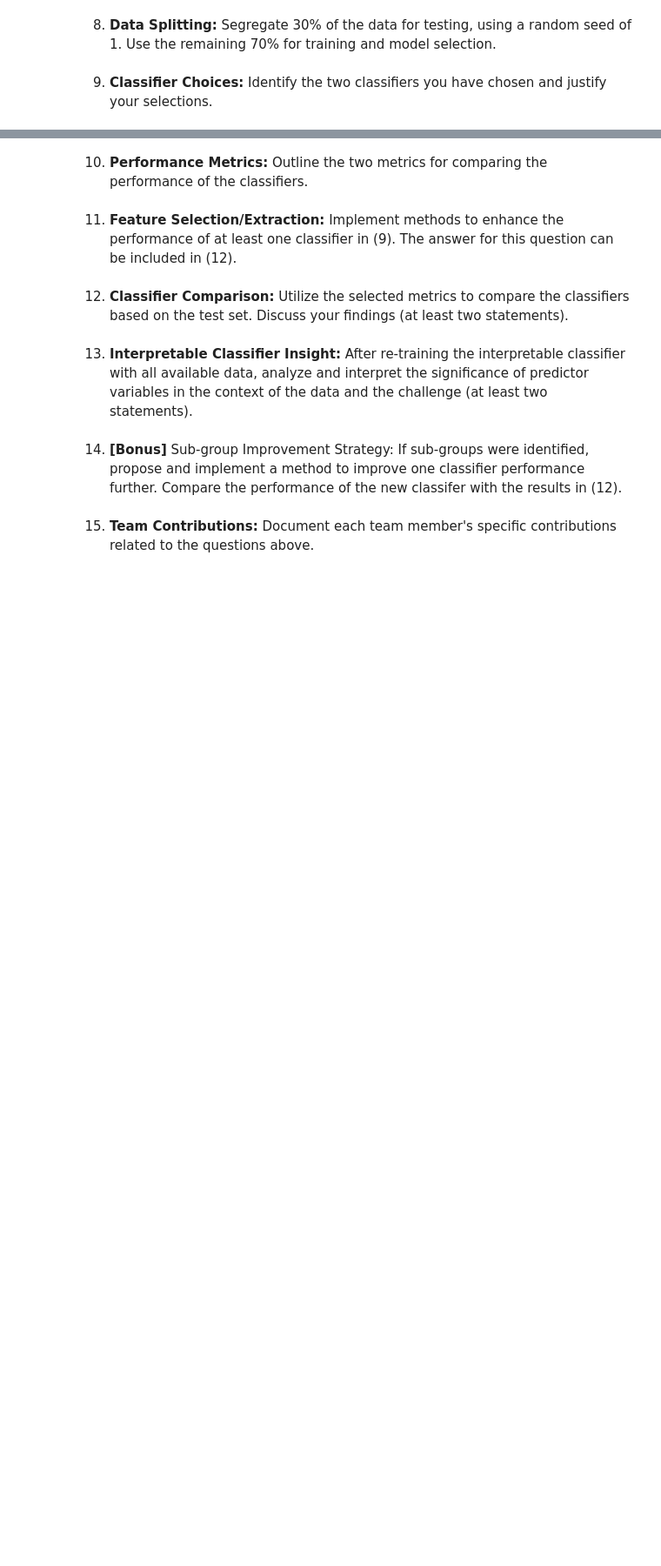
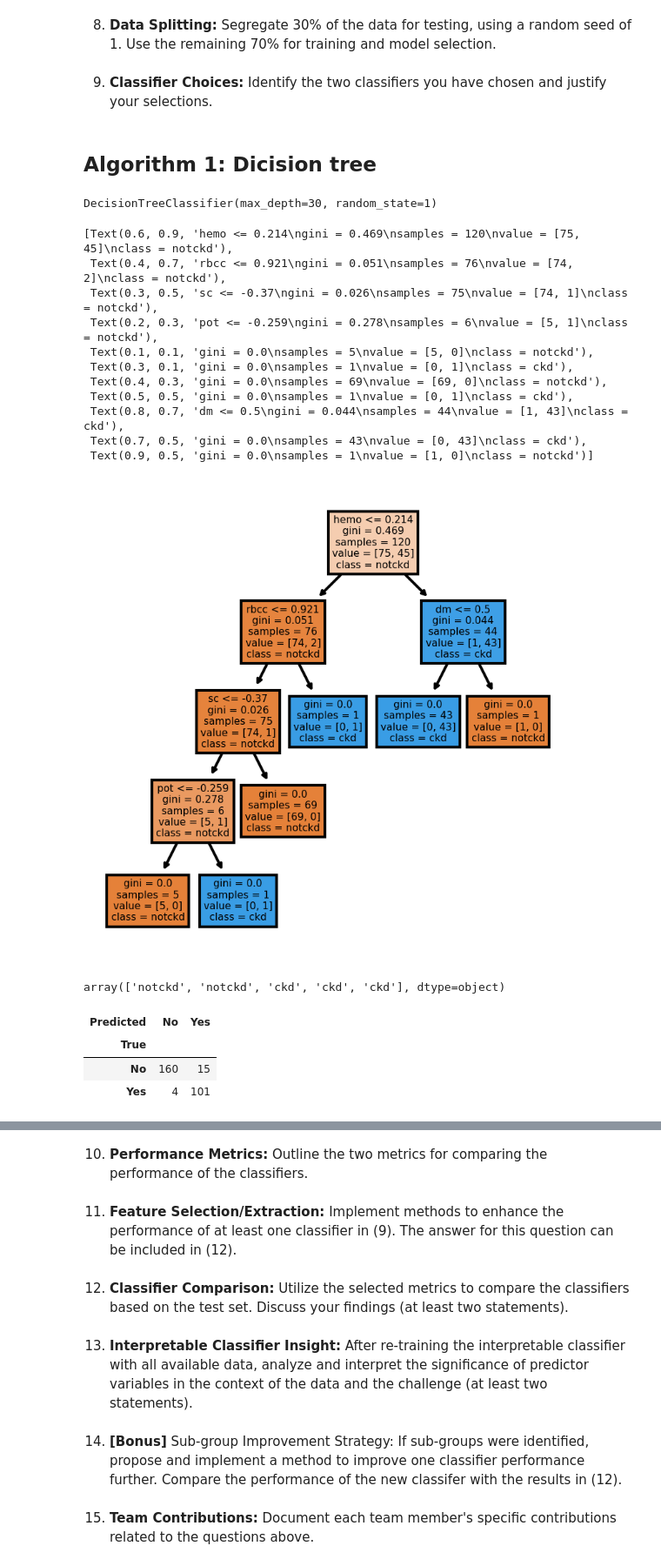
Before and after one commit to dail9/3da-assignment6, a Jupyter notebook: assignment6.ipynb, the cells around one changed output, grey strips where cells are left out. Shown at 87% size. Saved outputs shown, nothing was run; the diff lists cells and outputs as text; code cells hidden in the pictures; blank space fills up the shorter version.

```diff
--- a/assignment6.ipynb
+++ b/assignment6.ipynb
@@ -578,4 +655,57 @@ X_drop
 # %% [markdown]
 8. **Data Splitting:** Segregate 30% of the data for testing, using a random seed of 1. Use the remaining 70% for training and model selection.
+# %%
+X_train, X_test, y_train, y_test = train_test_split(
+    X1, y, test_size=0.7, random_state=0, stratify=y)
 # %% [markdown]
 9. **Classifier Choices:** Identify the two classifiers you have chosen and justify your selections.
+# %% [markdown]
+## Algorithm 1: Dicision tree
+# %%
+cs_dt = DecisionTreeClassifier(
+    max_depth =30,
+    random_state=1
+)
+# %%
+cs_dt.fit(X_train, y_train)
+# %% [output]
+DecisionTreeClassifier(max_depth=30, random_state=1)
+# %%
+fig, axes = plt.subplots(
+    nrows = 1,ncols = 1,figsize = (3,3), dpi=300
+    )
+plot_tree(
+    cs_dt,
+    max_depth= 30,
+    feature_names = X_train.columns.tolist(),
+    class_names=['notckd', 'ckd'],
+    filled = True
+    )
+# %% [output]
+[Text(0.6, 0.9, 'hemo <= 0.214\ngini = 0.469\nsamples = 120\nvalue = [75, 45]\nclass = notckd'),
+ Text(0.4, 0.7, 'rbcc <= 0.921\ngini = 0.051\nsamples = 76\nvalue = [74, 2]\nclass = notckd'),
+ Text(0.3, 0.5, 'sc <= -0.37\ngini = 0.026\nsamples = 75\nvalue = [74, 1]\nclass = notckd'),
+ Text(0.2, 0.3, 'pot <= -0.259\ngini = 0.278\nsamples = 6\nvalue = [5, 1]\nclass = notckd'),
+ Text(0.1, 0.1, 'gini = 0.0\nsamples = 5\nvalue = [5, 0]\nclass = notckd'),
+ Text(0.3, 0.1, 'gini = 0.0\nsamples = 1\nvalue = [0, 1]\nclass = ckd'),
+ Text(0.4, 0.3, 'gini = 0.0\nsamples = 69\nvalue = [69, 0]\nclass = notckd'),
+ Text(0.5, 0.5, 'gini = 0.0\nsamples = 1\nvalue = [0, 1]\nclass = ckd'),
+ Text(0.8, 0.7, 'dm <= 0.5\ngini = 0.044\nsamples = 44\nvalue = [1, 43]\nclass = ckd'),
+ Text(0.7, 0.5, 'gini = 0.0\nsamples = 43\nvalue = [0, 43]\nclass = ckd'),
+ Text(0.9, 0.5, 'gini = 0.0\nsamples = 1\nvalue = [1, 0]\nclass = notckd')]
+[figure, added]
+# %%
+pred = cs_dt.predict(X_test)
+pred[:5]
+# %% [output]
+array(['notckd', 'notckd', 'ckd', 'ckd', 'ckd'], dtype=object)
+# %%
+cm = pd.DataFrame(confusion_matrix(y_test, pred), index=['No', 'Yes'], columns=['No', 'Yes'])
+cm.index.name = 'True'
+cm.columns.name = 'Predicted'
+cm
+# %% [output]
+| Predicted | No | Yes |
+| True |  |  |
+| No | 160 | 15 |
+| Yes | 4 | 101 |
```
Also changed, not shown: parts of 27 cells of this notebook.
